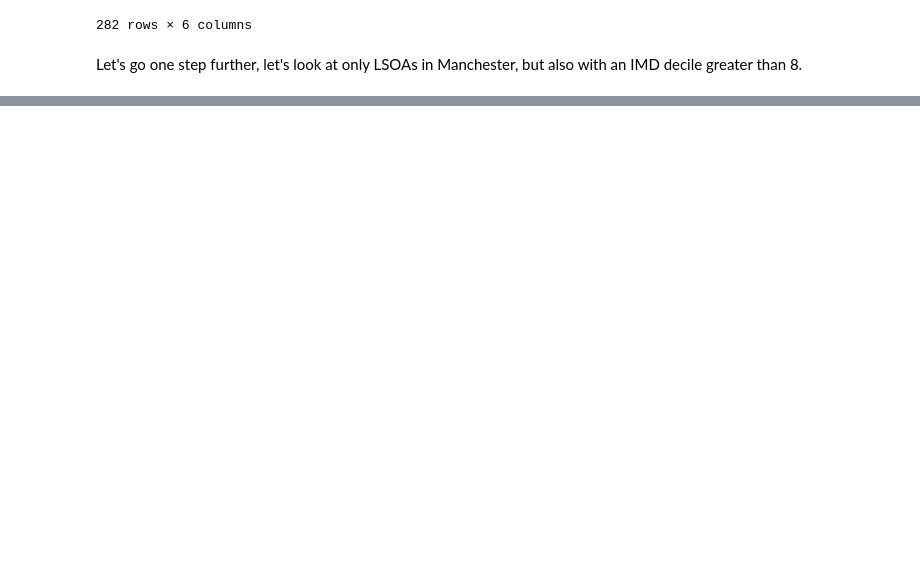
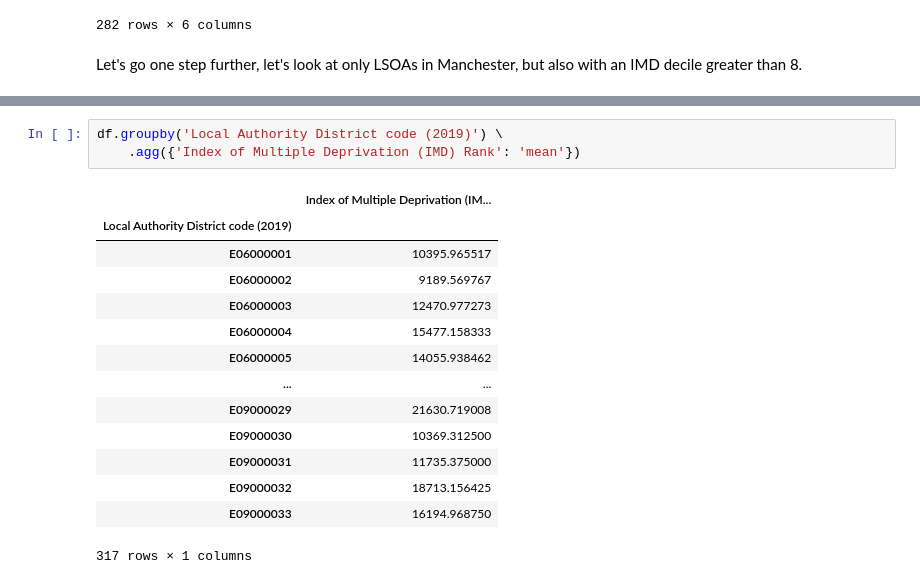
Before and after one commit to jaspajjr/pick-n-mix-python-data-analysis, a Jupyter notebook: getting-started.ipynb, the cells around one changed output, grey strips where cells are left out. Cells and saved outputs as stored; diff of their text form; blank space fills up the shorter version.

```diff
--- a/getting-started.ipynb
+++ b/getting-started.ipynb
@@ -115,0 +137,18 @@ df[(df['Local Authority District name (2019)'] == 'Manchester') &
+# %%
+df.groupby('Local Authority District code (2019)') \
+    .agg({'Index of Multiple Deprivation (IMD) Rank': 'mean'})
+# %% [output]
+|  | Index of Multiple Deprivation (IM... |
+| Local Authority District code (2019) |  |
+| E06000001 | 10395.965517 |
+| E06000002 | 9189.569767 |
+| E06000003 | 12470.977273 |
+| E06000004 | 15477.158333 |
+| E06000005 | 14055.938462 |
+| ... | ... |
+| E09000029 | 21630.719008 |
+| E09000030 | 10369.312500 |
+| E09000031 | 11735.375000 |
+| E09000032 | 18713.156425 |
+| E09000033 | 16194.968750 |
+317 rows × 1 columns
```
Also changed, not shown: parts of 6 cells of this notebook, 2 other files.
